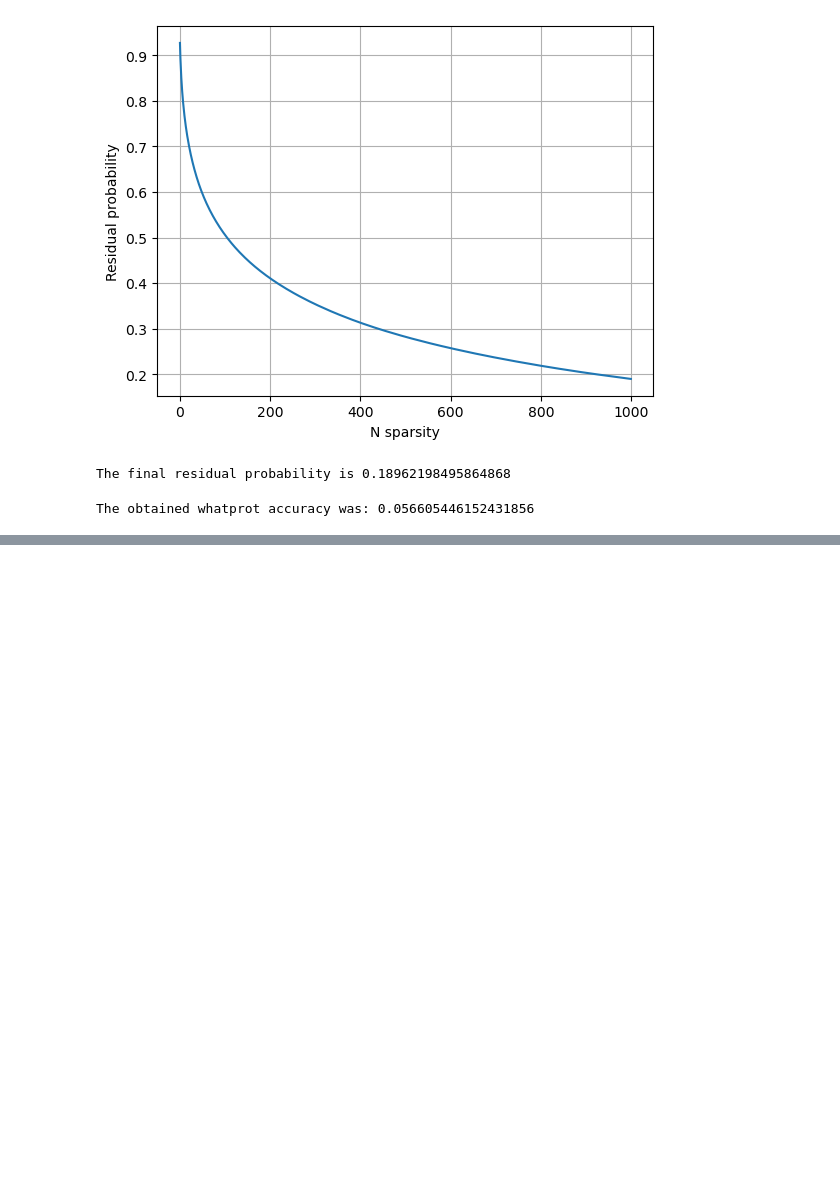
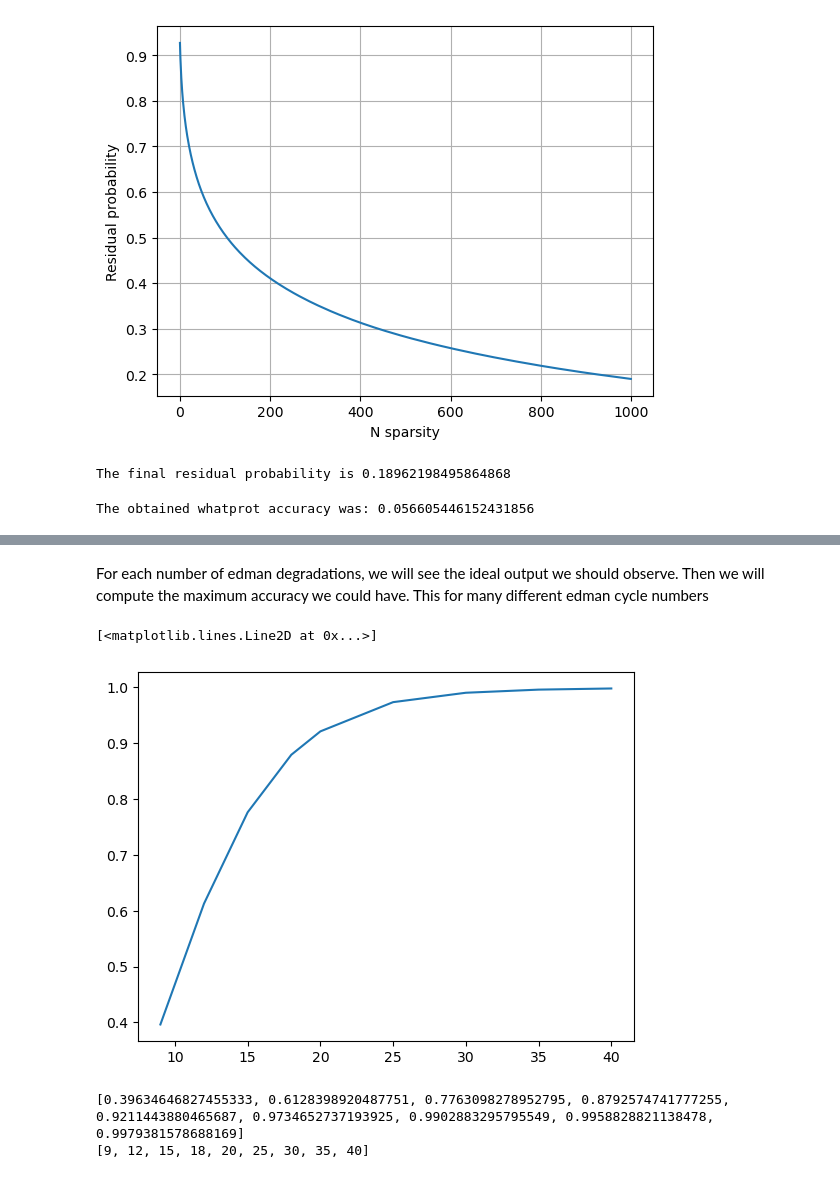
Before and after one commit to JavierKipen/ProtInfGPU, a Jupyter notebook: scripts/GenDatasets.ipynb, the cells around one changed output, grey strips where cells are left out. Cells and saved outputs as stored; diff of their text form; code cells hidden in the pictures; blank space fills up the shorter version.

Commit message:
Backup, still trying to compute with probeam the protein inference. Still not working

```diff
--- a/scripts/GenDatasets.ipynb
+++ b/scripts/GenDatasets.ipynb
@@ -151,3 +155,14 @@ result_df = big_df.groupby('true_ids', group_keys=False).apply(lambda group: gro
+# %%
+for i in range(10):
+    dfr = pd.read_csv(common_path_datasets+ "MultiDatasets/radiometries_"+str(i)+".tsv", sep="\t", header=None, skiprows=3); #Skipping metadata rows
+    dft = pd.read_csv(common_path_datasets+ "MultiDatasets/true-ids_"+str(i)+".tsv", sep="\t", header=None, skiprows=1); #Skipping metadata rows
+    dfr['true_ids'] = dft[0]
+    if i==0:
+        dfs = dfr.groupby('true_ids', group_keys=False).apply(lambda group: group.head(100))
+    else:
+        dfs = pd.concat([dfs, dfr], axis=0, ignore_index=True)
+        dfs = dfs.groupby('true_ids', group_keys=False).apply(lambda group: group.head(100))
+result_df=dfs
 # %%
 result_df.to_csv(common_path_datasets+"aux.csv", index=False)
 # %%
@@ -303,0 +349,45 @@ The obtained whatprot accuracy was: 0.32874562515184746
+# %%
+df=pd.read_csv("/home/jkipen/raid_storage/ProtInfGPU/data/20642_Prot/binary/ProbeamBetterConfig/ExpTable.csv")
+df_filtered = df.drop_duplicates(subset="Flustring Id", keep="first")[["Flustring Id", "Flustring"]];
+n_flus=len(df_filtered);
+flustrings_rev=df_filtered["Flustring"].to_list()
+flustrings=[seq[::-1] for seq in flustrings_rev]
+# %% [markdown]
+For each number of edman degradations, we will see the ideal output we should observe. Then we will compute the maximum accuracy we could have. This for many different edman cycle numbers
+# %%
+def dye_seq_to_dye_track(dye_seq,n_ed_cycles):
+    dye_track=np.zeros((n_ed_cycles+1,n_colors))
+    dye_track[0,:]=[dye_seq.count('0'),dye_seq.count('1'),dye_seq.count('2')]
+    for idx,char in enumerate(dye_seq):
+        if idx>=n_ed_cycles:
+            break
+        else:
+            dye_track[idx+1,:]=dye_track[idx,:]
+            if char.isdigit():
+                #print(char)
+                dye_track[idx+1,int(char)]=dye_track[idx+1,int(char)]-1
+    return dye_track
+# %%
+n_ed_cycles_test=[9, 12, 15, 18, 20, 25, 30, 35, 40];
+max_accs=[]
+
+for n_ed_cycles in n_ed_cycles_test:
+    n_colors=3;
+    dye_tracks=np.zeros((n_flus,n_ed_cycles+1,n_colors))
+    for n,dye_seq in enumerate(flustrings):
+        dye_tracks[n,:,:]=dye_seq_to_dye_track(dye_seq,n_ed_cycles);
+
+    flattened =[tuple(dye_tracks[i].flatten()) for i in range(dye_tracks.shape[0])]
+    unique_patterns, counts = np.unique(flattened, return_counts=True, axis=0) #The ones that have the same pattern will be guessed 1/n_count of the same time rights
+    max_accs.append(len(unique_patterns)/n_flus) #If we sum the probability of each, we get that the ideal classifier in this case will sum len(unique_patterns).
+# %%
+plt.plot(n_ed_cycles_test,max_accs)
+# %% [output]
+[<matplotlib.lines.Line2D at 0x...>]
+[figure, added]
+# %%
+print(max_accs)
+print(n_ed_cycles_test)
+# %% [output]
+[0.39634646827455333, 0.6128398920487751, 0.7763098278952795, 0.8792574741777255, 0.9211443880465687, 0.9734652737193925, 0.9902883295795549, 0.9958828821138478, 0.9979381578688169]
+[9, 12, 15, 18, 20, 25, 30, 35, 40]
```
Also changed, not shown: parts of 10 cells of this notebook, 12 other files.
